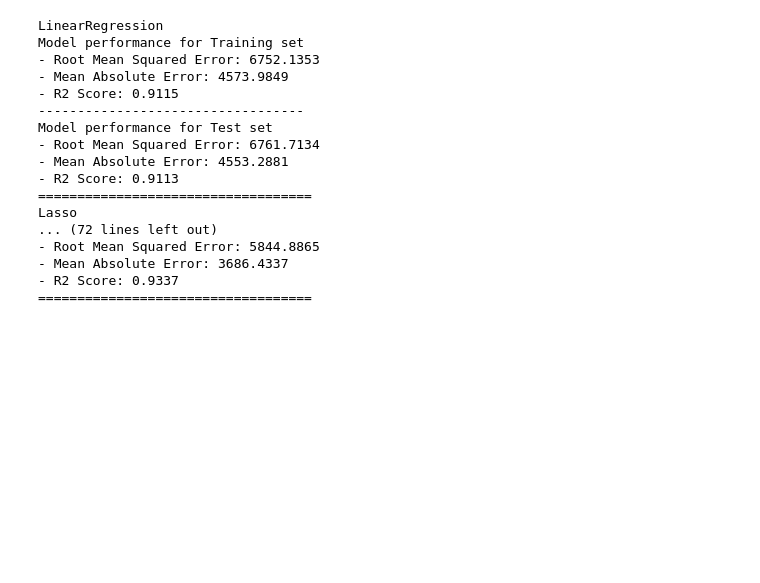
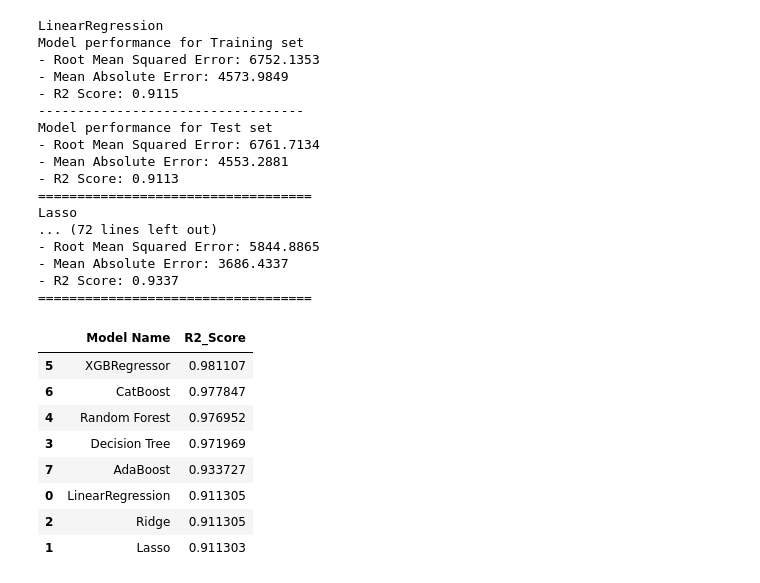
Before and after one commit to proximalmoss/flight_price_predictor, a Jupyter notebook: notebook/model_training_flight_price.ipynb, the cells around one changed output. Drawn from its saved outputs; the diff is of its cells as text; code cells hidden in the pictures; blank space fills up the shorter version.

```diff
--- a/notebook/model_training_flight_price.ipynb
+++ b/notebook/model_training_flight_price.ipynb
@@ -139,3 +139,15 @@ Lasso
 - Mean Absolute Error: 3686.4337
 - R2 Score: 0.9337
 ===================================
+# %%
+pd.DataFrame(list(zip(model_list, r2_list)), columns=['Model Name','R2_Score']).sort_values(by=['R2_Score'],ascending=False)
+# %% [output]
+|  | Model Name | R2_Score |
+| 5 | XGBRegressor | 0.981107 |
+| 6 | CatBoost | 0.977847 |
+| 4 | Random Forest | 0.976952 |
+| 3 | Decision Tree | 0.971969 |
+| 7 | AdaBoost | 0.933727 |
+| 0 | LinearRegression | 0.911305 |
+| 2 | Ridge | 0.911305 |
+| 1 | Lasso | 0.911303 |
```
Also changed, not shown: parts of 4 cells of this notebook.
